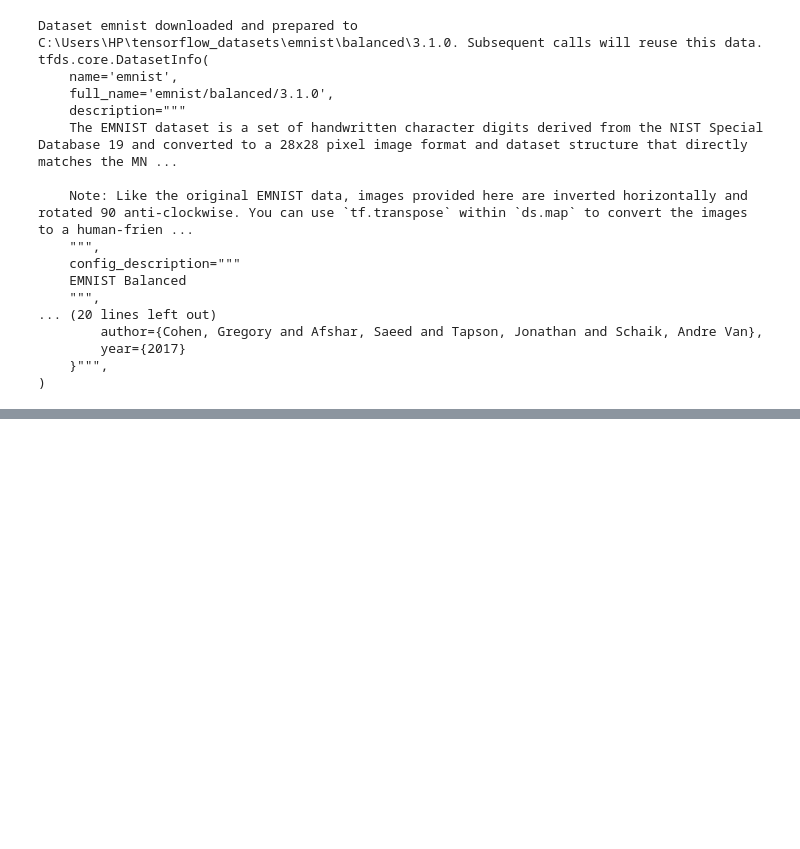
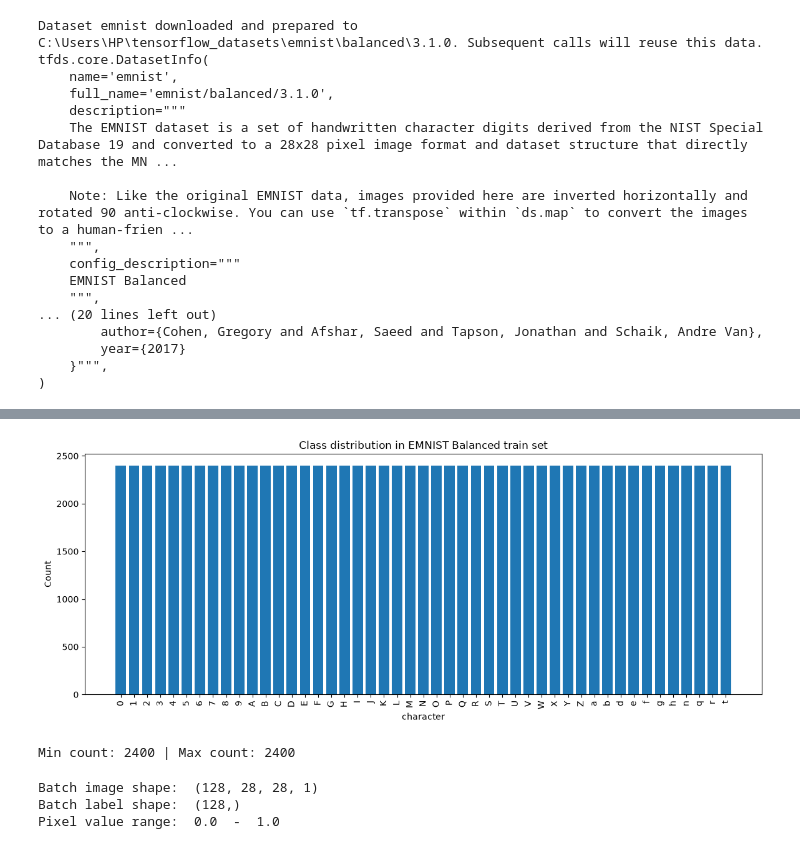
Before and after one commit to hasheem7203/codealpha_tasks, a Jupyter notebook: Task2/notebooks/.ipynb, the cells around one changed output, grey strips where cells are left out. Drawn from its saved outputs; the diff is of its cells as text; code cells hidden in the pictures; blank space fills up the shorter version.

Commit message:
preprocessing

```diff
--- a/Task2/notebooks/.ipynb
+++ b/Task2/notebooks/.ipynb
@@ -42,0 +78,51 @@ tfds.core.DatasetInfo(
+# %%
+labels_list = []
+for _,label in ds_train:
+    labels_list.append(label.numpy())
+
+labels_array = np.array(labels_list)
+unique , counts = np.unique(labels_array,return_counts=True)
+
+plt.figure(figsize=(14,5))
+plt.bar([class_names[u] for u in unique], counts)
+plt.xlabel("character")
+plt.ylabel("Count")
+plt.title("Class distribution in EMNIST Balanced train set")
+plt.xticks(rotation=90)
+plt.show()
+
+print("Min count:", counts.min(), "| Max count:", counts.max())
+# %% [output]
+[figure, added]
+Min count: 2400 | Max count: 2400
+# %%
+def preprocess(image,label):
+    image = tf.transpose(image,perm=[1,0,2])
+    image = tf.cast(image,tf.float32) / 255.0
+    return image, label
+
+BATCH_SIZE = 128
+
+train_data = (
+    ds_train
+    .map(preprocess, num_parallel_calls=tf.data.AUTOTUNE)
+    .shuffle(10000)
+    .batch(BATCH_SIZE)
+    .prefetch(tf.data.AUTOTUNE)
+)
+
+test_data = (
+    ds_test
+    .map(preprocess,num_parallel_calls=tf.data.AUTOTUNE)
+    .batch(BATCH_SIZE)
+    .prefetch(tf.data.AUTOTUNE)
+)
+
+for images, labels in train_data.take(1):
+    print ("Batch image shape: ",images.shape)
+    print("Batch label shape: ", labels.shape)
+    print("Pixel value range: ", images.numpy().min()," - ",images.numpy().max())
+# %% [output]
+Batch image shape:  (128, 28, 28, 1)
+Batch label shape:  (128,)
+Pixel value range:  0.0  -  1.0
```
Also changed, not shown: parts of 3 cells of this notebook.
